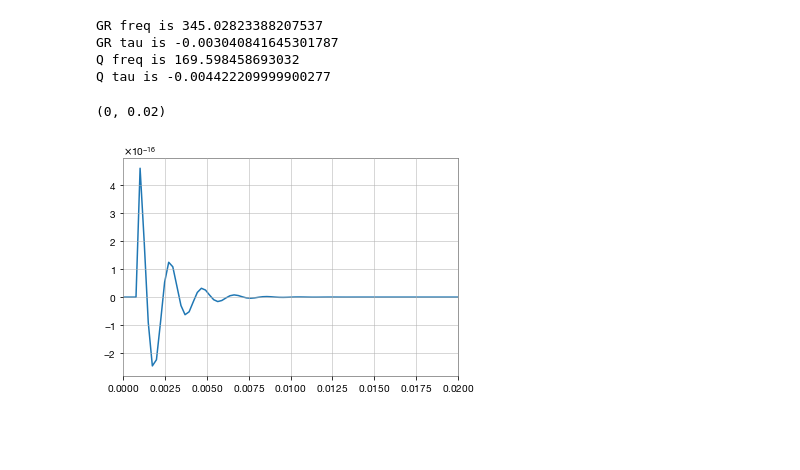
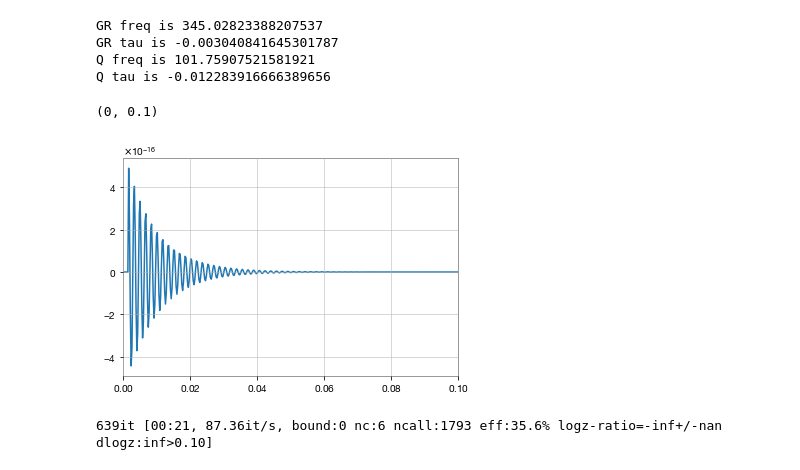
Before and after one commit to zohaggard/SURF2020, a Jupyter notebook: shift_qnm_220mode.ipynb, the cells around one changed output. Cells and saved outputs as stored; diff of their text form; code cells hidden in the pictures; blank space fills up the shorter version.

```diff
--- a/shift_qnm_220mode.ipynb
+++ b/shift_qnm_220mode.ipynb
@@ -29,12 +31,15 @@ def shift_model(time, ts, tau, tau_q, fo, f_q, phi, phi_q, A, Aq, t0, **kwargs):
 def frac_shift_1(time, frac_dw, frac_dtau, dphi, A, w, ts, phi, tau, **kwargs):
 
     """
+
     fractional shift: 1 Q mode
 
     frac_dw, frac_dtau are defined as dw/w (or dtau/tau)
     ts is Q mode start time, phi is phase, w is angular freq., tau is damping time (assumed negative)
 
     outputs plus and cross polarizations as dictionary
+
+    get Q values from create_bru_dict function
 
     """
 
@@ -84,23 +97,26 @@ def create_bru_values(m_odd, em, M, a, n_ref, A):
     returns dictionary: amplitude (quantum, g_s version), omega_real, tau, ts, freq
     outputs tau as a negative number
 
-    a refractive index of 1 implies no leakage, AND does not work in this limit
+    a refractive index of 1 implies no leakage, AND does not work in this limit (n ~ 1/g_s)
         only the subrelativistic (slow) modes can escape (n>>1) based on boundary conditions
-        (i.e. this has to be a black hole copycat)
+        (the boundary conditions being the fact that this is a BH copycat)
 
-        something to consider is that g_s cannot 0 (which is GR) in this model, otherwise there will be
-        no leakage and coupling to outside the "event horizon," allowing stuff to escape
+        something to consider is that g_s cannot 0 (which it is in GR) in this model, otherwise there will be
+        no leakage or coupling to outside the "event horizon," which allows stuff to escape
 
-        this implies that g_s would be between ~0.1 and also much less than 1
-        it's thought that g_s cannot differ much from GR predictions (so coupling to other
-        stringy matter should be small, nonzero)
+        From previous work we can constrain g_s^2 to, at max, be 0.6, which is corresponds to n=1.2
+        (this n won't work for this approximation anyway, because the modes close to n = 1 will not
+        escape)
+
+        Pick g_s that is ~small~, corresponding to large refractive index
+
 
     """
     g_s = np.sqrt(g_2s)
     c = 3e8
     G = 6.67e-11
     Msun = 1.989e30
-    n_ref = 3
+    n_ref = 5
 
     conversion_w = (c**3)/(G * M * Msun)
     R_con = (2 * G * M * Msun) / (c**2)
@@ -191,8 +207,8 @@ label = 'shift_220_M50_frac'
 # %% [output]
 GR freq is 345.02823388207537
 GR tau is -0.003040841645301787
-Q freq is 169.598458693032
-Q tau is -0.004422209999900277
+Q freq is 101.75907521581921
+Q tau is -0.012283916666389656
 # %%
 #parameters from above
 injection_parameters = dict(frac_dw=frac_dw, frac_dtau=frac_dtau,
@@ -208,10 +225,11 @@ times = waveform.time_array
 wave = frac_shift_1(times, **injection_parameters)['plus']
 # %%
 plt.plot(times, wave)
-plt.xlim(0,0.02)
+plt.xlim(0,0.1)
 # %% [output]
-(0, 0.02)
+(0, 0.1)
-[figure, old version]
+[figure, new version]
+639it [00:21, 87.36it/s, bound:0 nc:6 ncall:1793 eff:35.6% logz-ratio=-inf+/-nan dlogz:inf>0.10]
 # %%
 ifos = bilby.gw.detector.InterferometerList(['H1', 'L1'])
 ifos.set_strain_data_from_power_spectral_densities(
```
Also changed, not shown: parts of 6 cells of this notebook.
